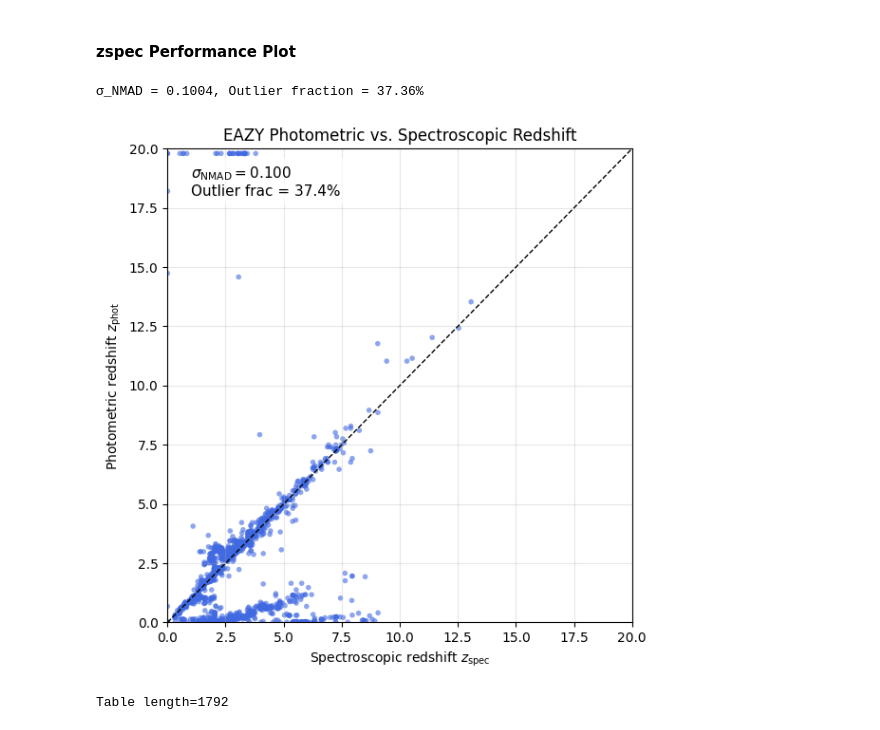
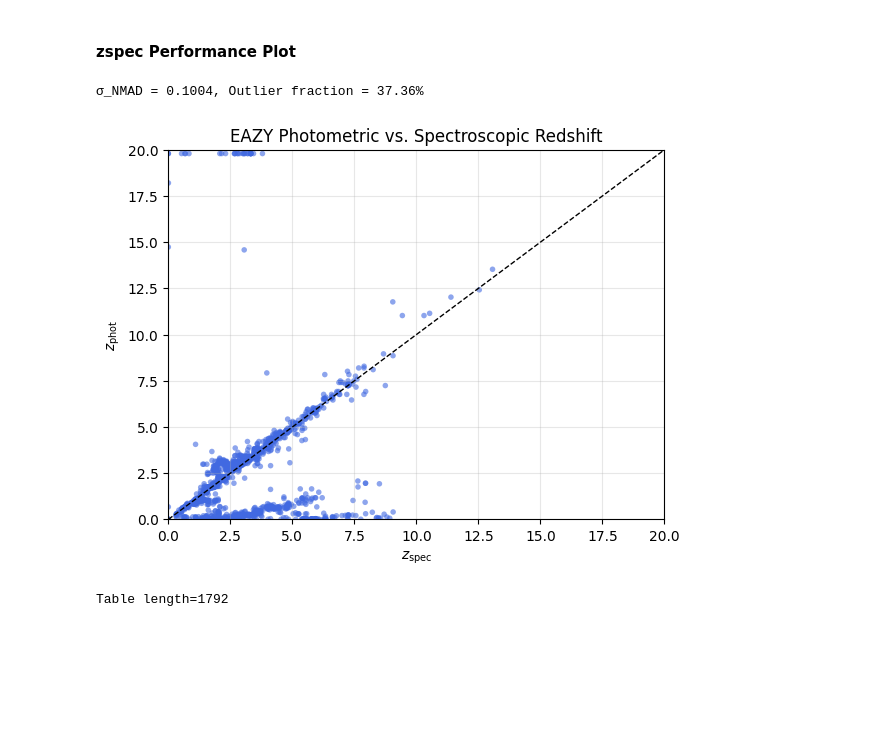
Before and after one commit to sfremy/my-eazy-jwst, a Jupyter notebook: scripts/eazy_imaging.ipynb, the cells around one changed output. Cells and saved outputs as stored; diff of their text form; code cells hidden in the pictures; blank space fills up the shorter version.

```diff
--- a/scripts/eazy_imaging.ipynb
+++ b/scripts/eazy_imaging.ipynb
@@ -12,87 +12,70 @@
 import numpy as np
 import matplotlib.pyplot as plt
 from astropy.table import Table
 
 
-def plot_zphot_zspec(zout_path, zmax=6, outlier_thresh=0.15):
-    """
-    Create a z_phot vs z_spec diagnostic plot similar to threedhst.eazyPy.zPhot_zSpec,
-    including σ_NMAD and outlier fraction.
+def plot_zphot_zspec(zout_path, zmax=6, outlier_thresh=0.15,
+                     ax=None, highlight_id=None):
 
-    Parameters
-    ----------
-    zout_path : str
-        Path to the EAZY output file (photz.zout).
-    save_as : str, optional
-        Output filename for the plot (default: 'zphot_zspec.png').
-    zmax : float, optional
-        Maximum redshift for axes (default: 6).
-    outlier_thresh : float, optional
-        |Δz|/(1+z_spec) threshold for outliers (default: 0.15).
-    """
-    # --- Load EAZY output
     zout = Table.read(zout_path, format='ascii')
 
-    # --- Identify columns automatically
     colnames = [c.lower() for c in zout.colnames]
-    if 'z_spec' in colnames:
-        zspec_col = zout.colnames[colnames.index('z_spec')]
-    elif 'zspec' in colnames:
-        zspec_col = zout.colnames[colnames.index('zspec')]
-    else:
-        raise ValueError("No spectroscopic redshift column found in .zout file.")
+    zspec_col = zout.colnames[colnames.index('z_spec')] if 'z_spec' in colnames else zout.colnames[colnames.index('zspec')]
+    zphot_col = zout.colnames[colnames.index('z_a')] if 'z_a' in colnames else zout.colnames[colnames.index('z_phot')]
 
-    if 'z_a' in colnames:
-        zphot_col = zout.colnames[colnames.index('z_a')]
-    elif 'z_phot' in colnames:
-        zphot_col = zout.colnames[colnames.index('z_phot')]
-    else:
-        raise ValueError("No photometric redshift column (z_a / z_phot) found in .zout file.")
-
-    # --- Extract arrays and clean NaNs
     zspec = np.array(zout[zspec_col])
     zphot = np.array(zout[zphot_col])
-    mask1 = zspec >= 0
-    mask2 = zphot >= 0
 
-    mask = mask1 & mask2
+    mask = (zspec >= 0) & (zphot >= 0)
     zspec, zphot = zspec[mask], zphot[mask]
 
-    # --- Compute scatter metrics
     dz = (zphot - zspec) / (1 + zspec)
     dz = dz[np.isfinite(dz)]
+
     sigma_nmad = 1.48 * np.median(np.abs(dz - np.median(dz)))
     outlier_frac = np.mean(np.abs(dz) > outlier_thresh)
 
-    # --- Plot
-    plt.figure(figsize=(6, 6))
-    plt.scatter(zspec, zphot, s=16, alpha=0.6, color='royalblue', edgecolor='none', label='Data')
-    plt.plot([0, zmax], [0, zmax], 'k--', lw=1, label='1:1')
-    plt.xlabel(r'Spectroscopic redshift $z_{\rm spec}$')
-    plt.ylabel(r'Photometric redshift $z_{\rm phot}$')
-    plt.xlim(0, zmax)
-    plt.ylim(0, zmax)
-    plt.grid(alpha=0.3)
+    if ax is None:
+        fig, ax = plt.subplots()
 
-    # --- Annotate performance
-    txt = (rf"$\sigma_{{\rm NMAD}} = {sigma_nmad:.3f}$" + "\n" +
-           rf"Outlier frac = {outlier_frac*100:.1f}%")
-    plt.text(0.05*zmax, 0.9*zmax, txt, fontsize=11, bbox=dict(facecolor='white', alpha=0.7, edgecolor='none'))
+    ax.scatter(zspec, zphot, s=16, alpha=0.6,
+               color='royalblue', edgecolor='none')
 
-    plt.title('EAZY Photometric vs. Spectroscopic Redshift')
-    plt.tight_layout()
-    # plt.savefig(save_as, dpi=150)
-    # plt.close()
+    ax.plot([0, zmax], [0, zmax], 'k--', lw=1)
 
-    # print(f"✅ Plot saved to {save_as}")
+    # Highlight
+    if highlight_id is not None and 'id' in zout.colnames:
+        id_array = np.array(zout['id'])[mask]
+        match = id_array == highlight_id
+
+        if np.any(match):
+            ax.scatter(zspec[match], zphot[match],
+                       s=100, facecolor='none',
+                       edgecolor='red', linewidth=2)
+
+    ax.set_xlabel(r'$z_{\rm spec}$')
+    ax.set_ylabel(r'$z_{\rm phot}$')
+    ax.set_xlim(0, zmax)
+    ax.set_ylim(0, zmax)
+    ax.grid(alpha=0.3)
+
+    # txt = (rf"$\sigma_{{\rm NMAD}} = {sigma_nmad:.3f}$" + "\n" +
+    #        rf"Outlier frac = {outlier_frac*100:.1f}%")
+
+    # ax.text(0.05*zmax, 0.9*zmax, txt,
+    #         fontsize=11,
+    #         bbox=dict(facecolor='white', alpha=0.7, edgecolor='none'))
+
+    ax.set_title('EAZY Photometric vs. Spectroscopic Redshift')
+
     print(f"σ_NMAD = {sigma_nmad:.4f}, Outlier fraction = {outlier_frac*100:.2f}%")
 
 plot_zphot_zspec('../inputs/OUTPUT/photz.zout', zmax=20)
 
 #Delete the comment on line 1 and delete last line (incomplete)
 # %% [output]
 σ_NMAD = 0.1004, Outlier fraction = 37.36%
-[figure, old version]
+[figure, new version]
 # %%
 RUN_NAME = 'GOODS-S'
 
```
Also changed, not shown: parts of 5 cells of this notebook.
